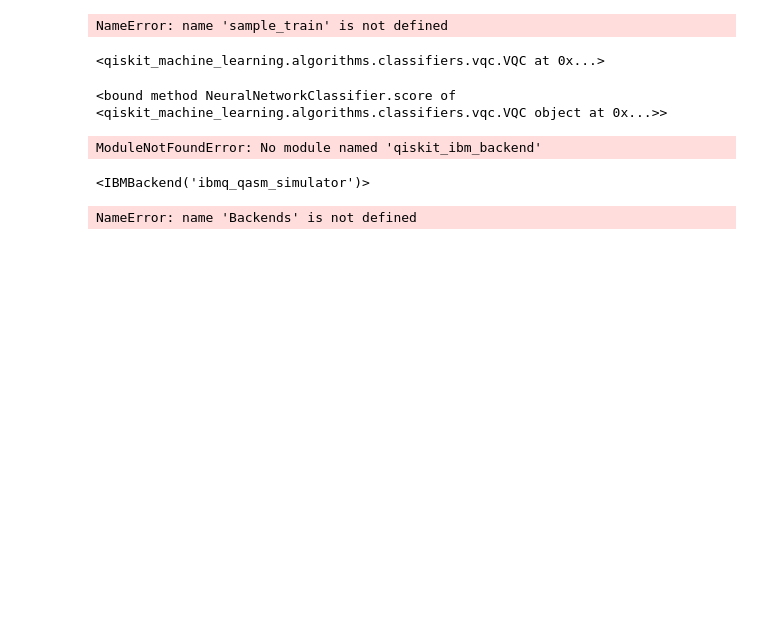
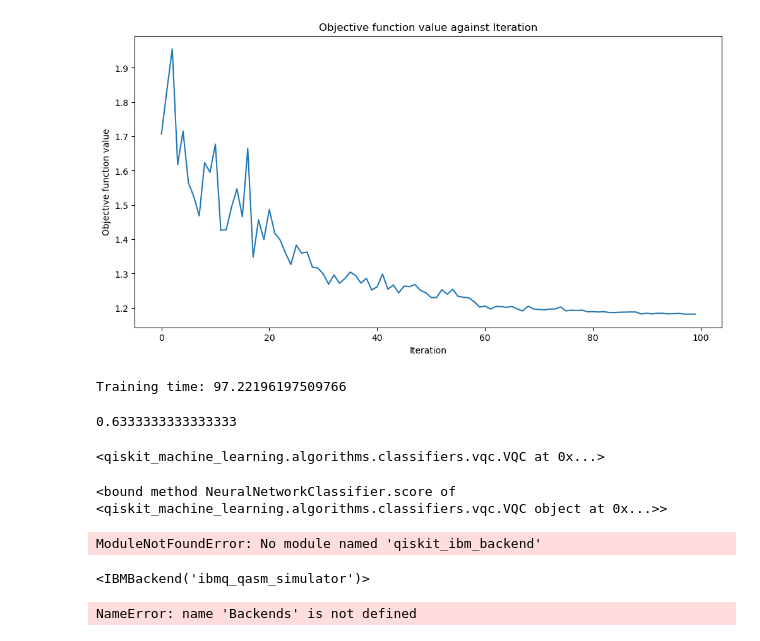
Before and after one commit to LukePower01/ml-to-qml, a Jupyter notebook: VQC_optimization.ipynb, the cells around one changed output. Saved outputs shown, nothing was run; the diff lists cells and outputs as text; code cells hidden in the pictures; blank space fills up the shorter version.

Commit message:
Testing Ansatz and Optimisers

```diff
--- a/VQC_optimization.ipynb
+++ b/VQC_optimization.ipynb
@@ -143,16 +57,52 @@ class_labels = combined_data[:, 4].reshape(-1, 1)
 # %%
 optimizer=COBYLA(maxiter=100)
 feature_map = ZZFeatureMap(feature_dimension=4)
+# %%
+ansatz = RealAmplitudes(num_qubits=num_features, reps = 3)
 # %%
 sampler = Sampler()
+# %%
+objective_func_vals = []
+
+# objective function characterizes the distance between the predictions and known labeled data.
+
+plt.rcParams['figure.figsize'] = (12,6)
+
+def callback_graph(weights, obj_func_eval):
+
+# Append the value of the objective function to an array so we
+# can plot the iteration verses the objective function value
+
+             clear_output(wait=True)
+             objective_func_vals.append(obj_func_eval)
+             plt.title('Objective function value against Iteration')
+             plt.subtitle('COBYLA Optimizer and RealAmplitudes Ansatz')
+             plt.xlabel('Iteration')
+             plt.ylabel('Objective function value')
+             plt.plot(range(len(objective_func_vals)), objective_func_vals)
+
+             plt.show()
 # %%
-    vqc = VQC(
-        sampler = sampler,
-        feature_map = feature_map,
-        ansatz = None,
-        optimizer = optimizer,)
+vqc = VQC(
+    sampler = sampler,
+    feature_map = feature_map,
+    ansatz = ansatz,
+    optimizer = optimizer,
+    callback = callback_graph,)
+
+# Clear objective value history
+objective_func_vals = []
+
+start = time.time()
+vqc.fit(train_features,train_labels)
+elsapsed_time = time.time() - start
+
+print(f'Training time: {elsapsed_time}')
+# %% [output]
+[figure, added]
+Training time: 97.22196197509766
 # %%
-sample_train
+print(vqc.score(test_features, test_labels))
 # %% [output]
-NameError: name 'sample_train' is not defined
+0.6333333333333333
 # %%
```
Also changed, not shown: parts of 9 cells of this notebook, 4 other files.
